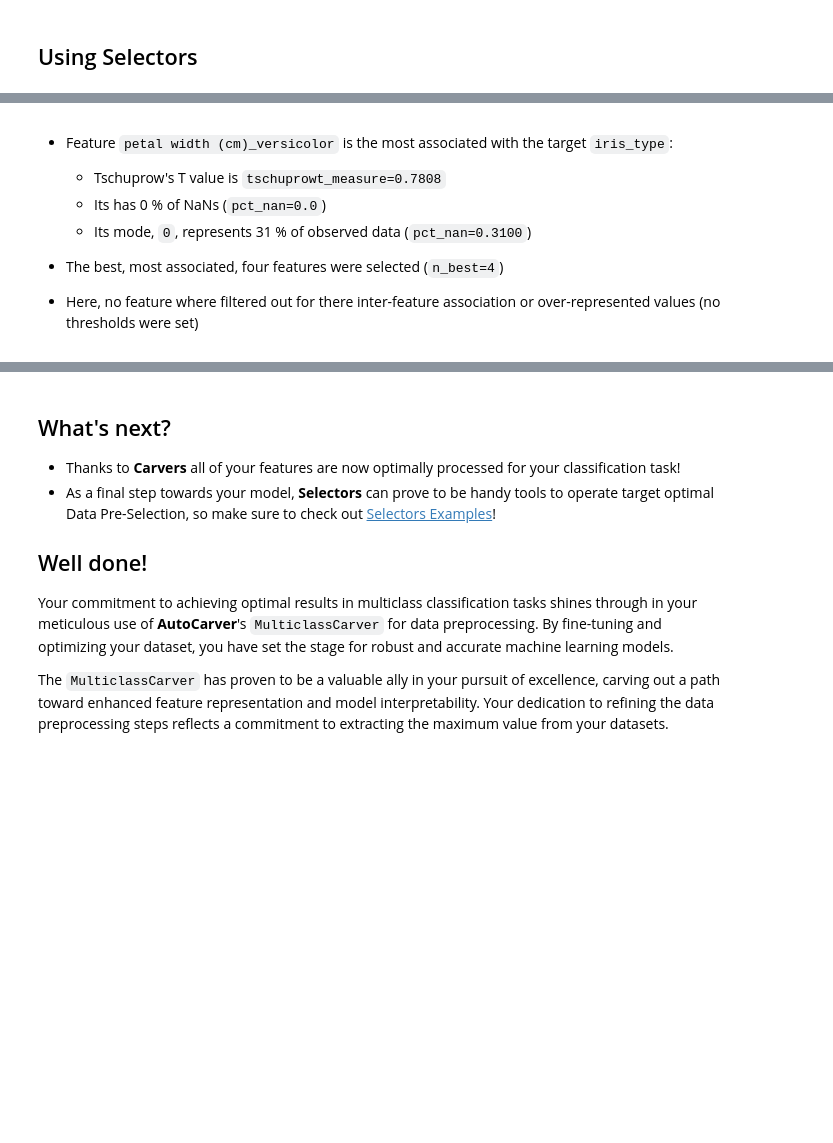
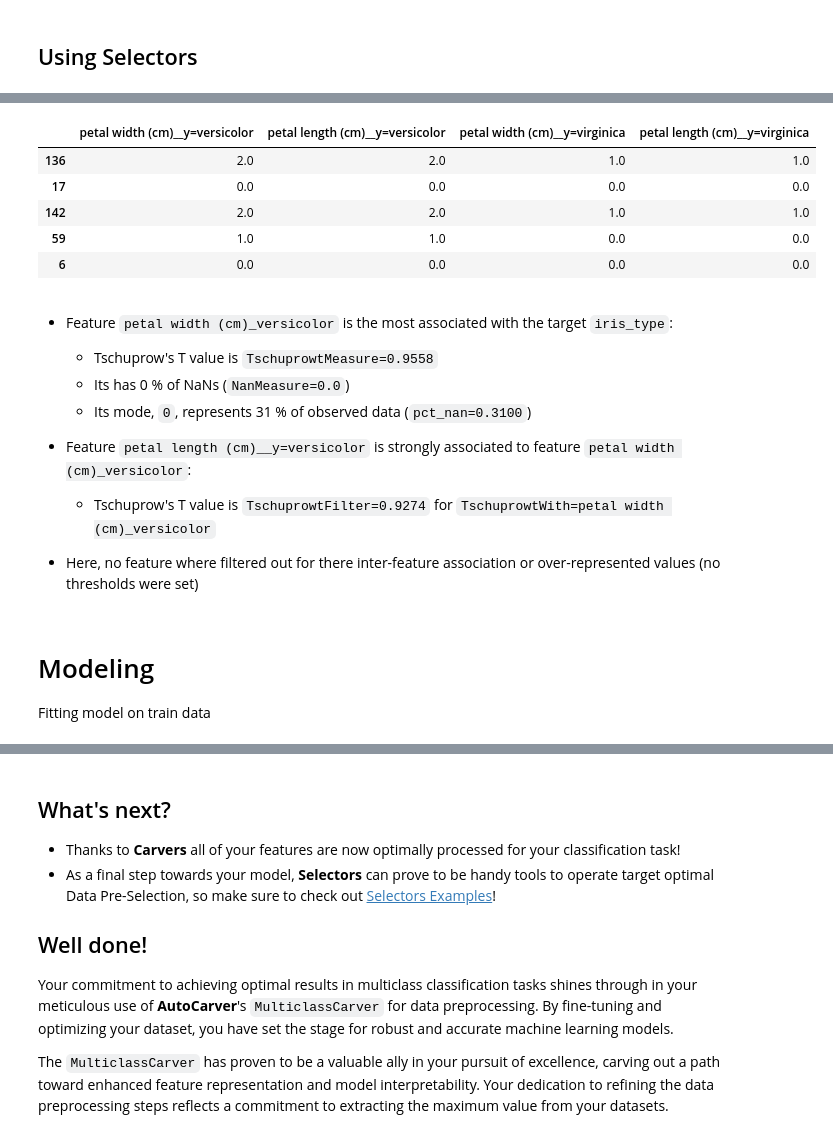
Before and after one commit to mdefrance/AutoCarver, a Jupyter notebook: docs/source/examples/Carvers/MulticlassClassification/multiclass_classification_example.ipynb, the cells around one changed output, grey strips where cells are left out. Drawn from its saved outputs; the diff is of its cells as text; code cells hidden in the pictures; blank space fills up the shorter version.

```diff
--- a/docs/source/examples/Carvers/MulticlassClassification/multiclass_classification_example.ipynb
+++ b/docs/source/examples/Carvers/MulticlassClassification/multiclass_classification_example.ipynb
@@ -393,9 +384,22 @@ best_features
+# %%
+train_set_processed[best_features].head()
+# %% [output]
+|  | petal width (cm)__y=versicolor | petal length (cm)__y=versicolor | petal width (cm)__y=virginica | petal length (cm)__y=virginica |
+| 136 | 2.0 | 2.0 | 1.0 | 1.0 |
+| 17 | 0.0 | 0.0 | 0.0 | 0.0 |
+| 142 | 2.0 | 2.0 | 1.0 | 1.0 |
+| 59 | 1.0 | 1.0 | 0.0 | 0.0 |
+| 6 | 0.0 | 0.0 | 0.0 | 0.0 |
 # %% [markdown]
 * Feature ``petal width (cm)_versicolor`` is the most associated with the target ``iris_type``:
-    - Tschuprow's T value is ``tschuprowt_measure=0.7808``
-    - Its has 0 % of NaNs (``pct_nan=0.0``)
+    - Tschuprow's T value is ``TschuprowtMeasure=0.9558``
+    - Its has 0 % of NaNs (``NanMeasure=0.0``)
     - Its mode, ``0``, represents 31 % of observed data (``pct_nan=0.3100``)
 
-* The best, most associated, four features were selected (``n_best=4``)
+* Feature ``petal length (cm)__y=versicolor`` is strongly associated to feature ``petal width (cm)_versicolor``:
+    - Tschuprow's T value is ``TschuprowtFilter=0.9274`` for ``TschuprowtWith=petal width (cm)_versicolor``
 
 * Here, no feature where filtered out for there inter-feature association or over-represented values (no thresholds were set)
+# %% [markdown]
+# Modeling
+Fitting model on train data
```
Also changed, not shown: parts of 24 cells of this notebook, 11 other files.
